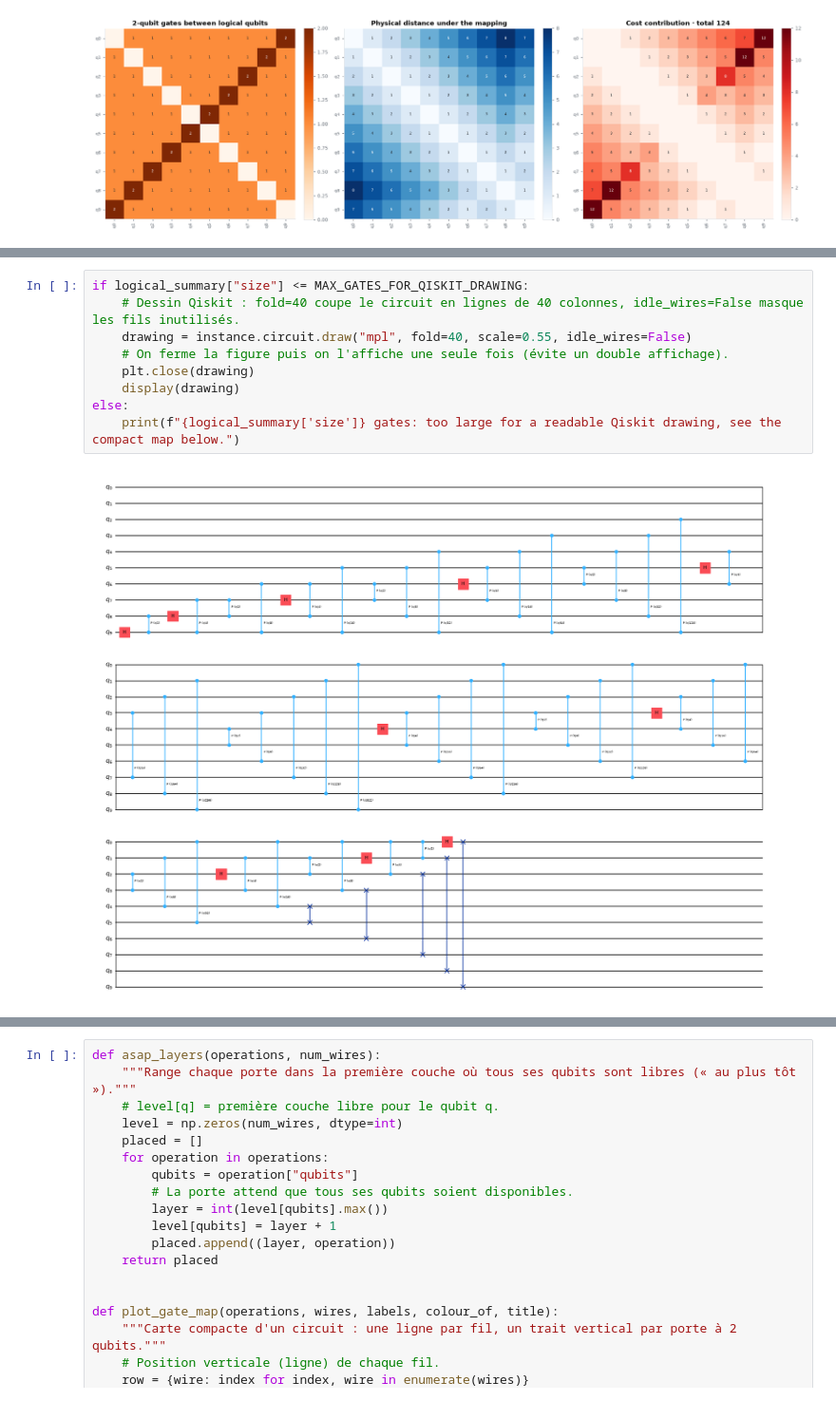
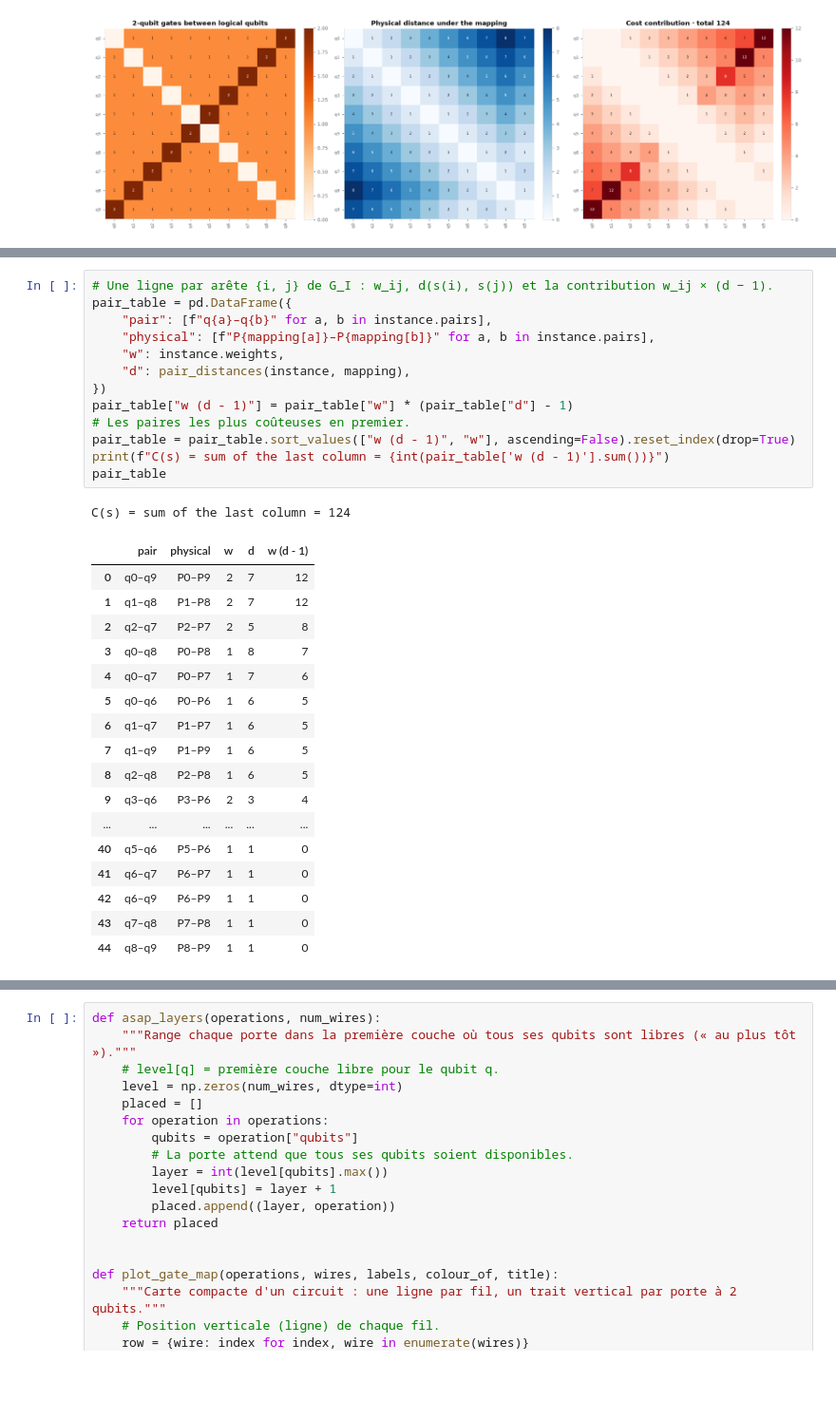
Before and after one commit to HugoHonorez/Projet-GOC, a Jupyter notebook: notebooks/00_instance_explorer.ipynb, the cells around one changed output, grey strips where cells are left out. Shown at 95% size. Saved outputs shown, nothing was run; the diff lists cells and outputs as text; blank space fills up the shorter version.

```diff
--- a/notebooks/00_instance_explorer.ipynb
+++ b/notebooks/00_instance_explorer.ipynb
@@ -364,11 +377,32 @@ Le dessin Qiskit montre toutes les portes du circuit logique (seulement s'il n'e
-# %%
-if logical_summary["size"] <= MAX_GATES_FOR_QISKIT_DRAWING:
-    # Dessin Qiskit : fold=40 coupe le circuit en lignes de 40 colonnes, idle_wires=False masque les fils inutilisés.
-    drawing = instance.circuit.draw("mpl", fold=40, scale=0.55, idle_wires=False)
-    # On ferme la figure puis on l'affiche une seule fois (évite un double affichage).
-    plt.close(drawing)
-    display(drawing)
-else:
-    print(f"{logical_summary['size']} gates: too large for a readable Qiskit drawing, see the compact map below.")
-# %% [output]
-[figure, removed]
+# %%
+# Une ligne par arête {i, j} de G_I : w_ij, d(s(i), s(j)) et la contribution w_ij × (d − 1).
+pair_table = pd.DataFrame({
+    "pair": [f"q{a}–q{b}" for a, b in instance.pairs],
+    "physical": [f"P{mapping[a]}–P{mapping[b]}" for a, b in instance.pairs],
+    "w": instance.weights,
+    "d": pair_distances(instance, mapping),
+})
+pair_table["w (d - 1)"] = pair_table["w"] * (pair_table["d"] - 1)
+# Les paires les plus coûteuses en premier.
+pair_table = pair_table.sort_values(["w (d - 1)", "w"], ascending=False).reset_index(drop=True)
+print(f"C(s) = sum of the last column = {int(pair_table['w (d - 1)'].sum())}")
+pair_table
+# %% [output]
+C(s) = sum of the last column = 124
+|  | pair | physical | w | d | w (d - 1) |
+| 0 | q0–q9 | P0–P9 | 2 | 7 | 12 |
+| 1 | q1–q8 | P1–P8 | 2 | 7 | 12 |
+| 2 | q2–q7 | P2–P7 | 2 | 5 | 8 |
+| 3 | q0–q8 | P0–P8 | 1 | 8 | 7 |
+| 4 | q0–q7 | P0–P7 | 1 | 7 | 6 |
+| 5 | q0–q6 | P0–P6 | 1 | 6 | 5 |
+| 6 | q1–q7 | P1–P7 | 1 | 6 | 5 |
+| 7 | q1–q9 | P1–P9 | 1 | 6 | 5 |
+| 8 | q2–q8 | P2–P8 | 1 | 6 | 5 |
+| 9 | q3–q6 | P3–P6 | 2 | 3 | 4 |
+| ... | ... | ... | ... | ... | ... |
+| 40 | q5–q6 | P5–P6 | 1 | 1 | 0 |
+| 41 | q6–q7 | P6–P7 | 1 | 1 | 0 |
+| 42 | q6–q9 | P6–P9 | 1 | 1 | 0 |
+| 43 | q7–q8 | P7–P8 | 1 | 1 | 0 |
+| 44 | q8–q9 | P8–P9 | 1 | 1 | 0 |
```
Also changed, not shown: parts of 27 cells of this notebook, 40 other files.
